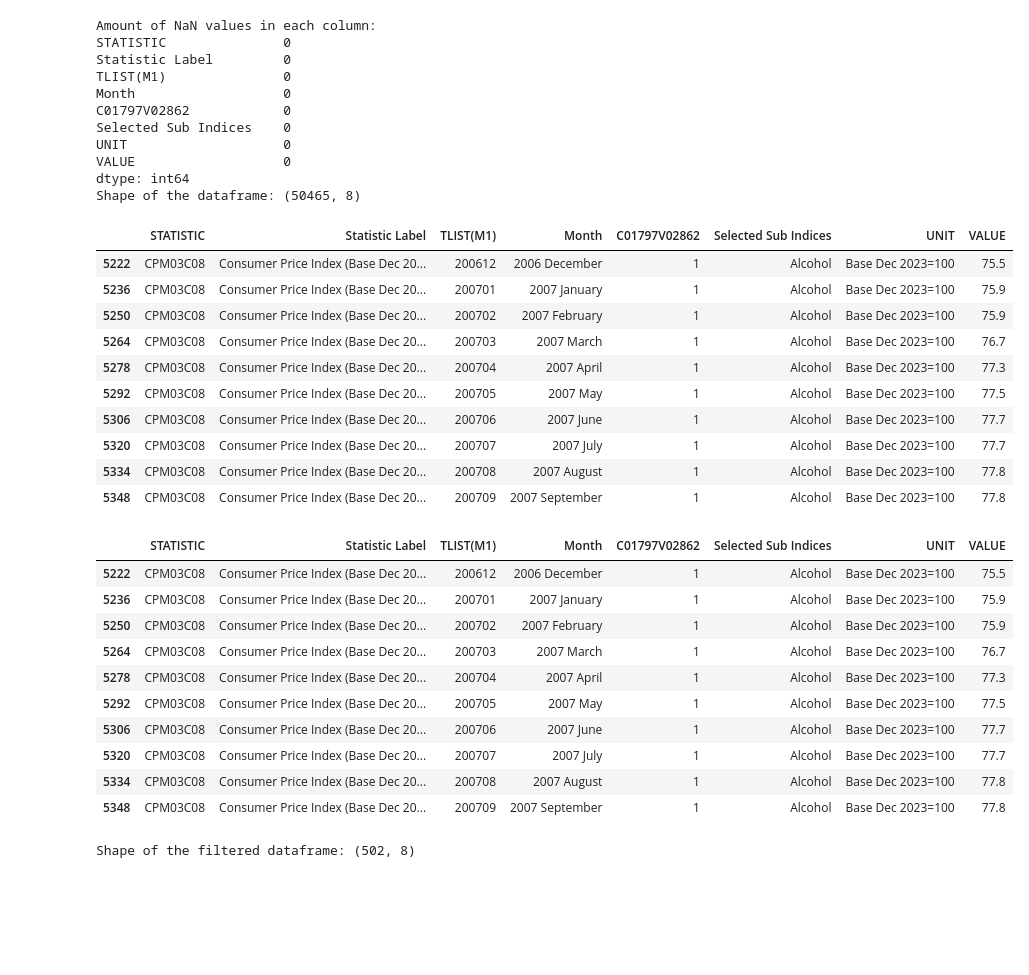
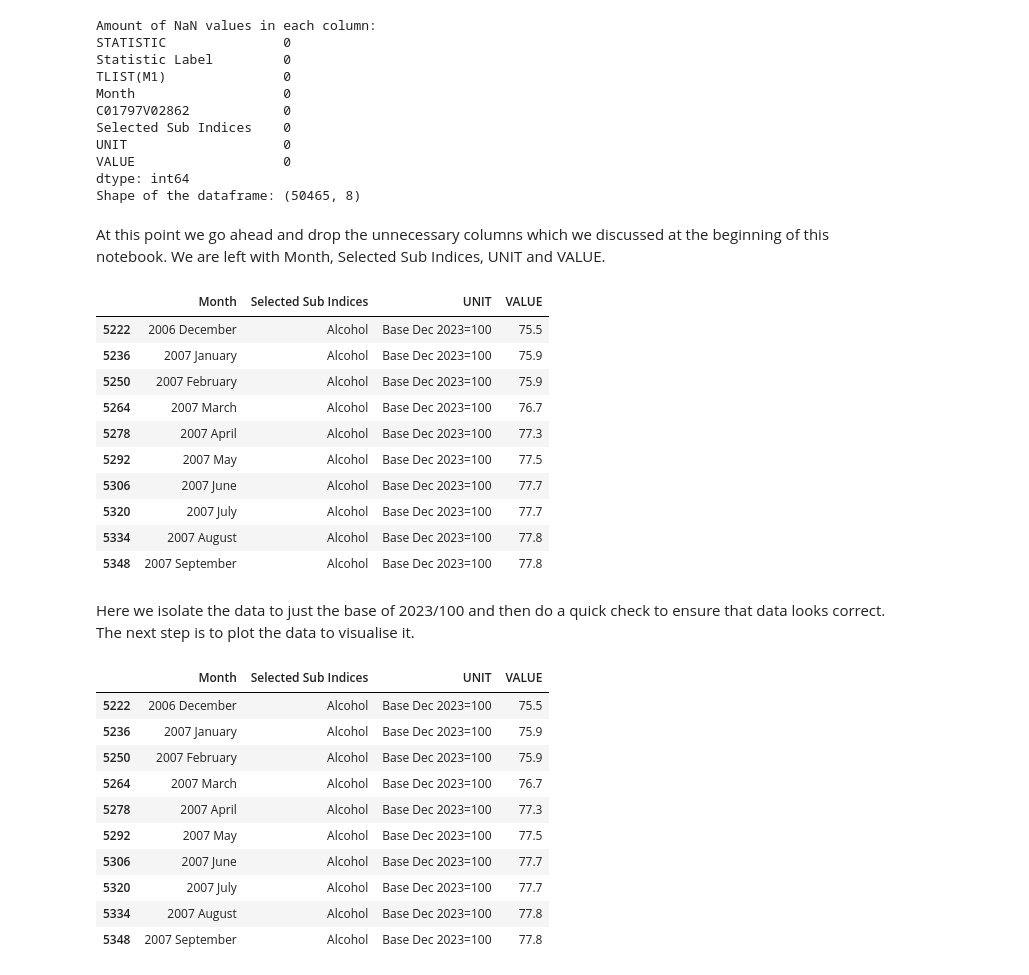
Before and after one commit to thestevenlol/DataSciML, a Jupyter notebook: cpi/main.ipynb, the cells around one changed output. Cells and saved outputs as stored; diff of their text form; code cells hidden in the pictures; blank space fills up the shorter version.

```diff
--- a/cpi/main.ipynb
+++ b/cpi/main.ipynb
@@ -83,52 +105,42 @@ UNIT                    0
 VALUE                   0
 dtype: int64
 Shape of the dataframe: (50465, 8)
+# %% [markdown]
+At this point we go ahead and drop the unnecessary columns which we discussed at the beginning of this notebook. We are left with Month, Selected Sub Indices, UNIT and VALUE.
 # %%
 # Get alcohol data
 
 # Filter the data for the 'Alcohol' sub-index
-alcohol_data = df_cpi[df_cpi['Selected Sub Indices'] == 'Alcohol']
+alcohol_data = df_cpi[["Month", "Selected Sub Indices", "UNIT", "VALUE"]]
+alcohol_data = alcohol_data[df_cpi['Selected Sub Indices'] == 'Alcohol']
 alcohol_data.head(10)
 # %% [output]
-|  | STATISTIC | Statistic Label | TLIST(M1) | Month | C01797V02862 | Selected Sub Indices | UNIT | VALUE |
-| 5222 | CPM03C08 | Consumer Price Index (Base Dec 20... | 200612 | 2006 December | 1 | Alcohol | Base Dec 2023=100 | 75.5 |
-| 5236 | CPM03C08 | Consumer Price Index (Base Dec 20... | 200701 | 2007 January | 1 | Alcohol | Base Dec 2023=100 | 75.9 |
-| 5250 | CPM03C08 | Consumer Price Index (Base Dec 20... | 200702 | 2007 February | 1 | Alcohol | Base Dec 2023=100 | 75.9 |
-| 5264 | CPM03C08 | Consumer Price Index (Base Dec 20... | 200703 | 2007 March | 1 | Alcohol | Base Dec 2023=100 | 76.7 |
-| 5278 | CPM03C08 | Consumer Price Index (Base Dec 20... | 200704 | 2007 April | 1 | Alcohol | Base Dec 2023=100 | 77.3 |
-| 5292 | CPM03C08 | Consumer Price Index (Base Dec 20... | 200705 | 2007 May | 1 | Alcohol | Base Dec 2023=100 | 77.5 |
-| 5306 | CPM03C08 | Consumer Price Index (Base Dec 20... | 200706 | 2007 June | 1 | Alcohol | Base Dec 2023=100 | 77.7 |
-| 5320 | CPM03C08 | Consumer Price Index (Base Dec 20... | 200707 | 2007 July | 1 | Alcohol | Base Dec 2023=100 | 77.7 |
-| 5334 | CPM03C08 | Consumer Price Index (Base Dec 20... | 200708 | 2007 August | 1 | Alcohol | Base Dec 2023=100 | 77.8 |
-| 5348 | CPM03C08 | Consumer Price Index (Base Dec 20... | 200709 | 2007 September | 1 | Alcohol | Base Dec 2023=100 | 77.8 |
+|  | Month | Selected Sub Indices | UNIT | VALUE |
+| 5222 | 2006 December | Alcohol | Base Dec 2023=100 | 75.5 |
+| 5236 | 2007 January | Alcohol | Base Dec 2023=100 | 75.9 |
+| 5250 | 2007 February | Alcohol | Base Dec 2023=100 | 75.9 |
+| 5264 | 2007 March | Alcohol | Base Dec 2023=100 | 76.7 |
+| 5278 | 2007 April | Alcohol | Base Dec 2023=100 | 77.3 |
+| 5292 | 2007 May | Alcohol | Base Dec 2023=100 | 77.5 |
+| 5306 | 2007 June | Alcohol | Base Dec 2023=100 | 77.7 |
+| 5320 | 2007 July | Alcohol | Base Dec 2023=100 | 77.7 |
+| 5334 | 2007 August | Alcohol | Base Dec 2023=100 | 77.8 |
+| 5348 | 2007 September | Alcohol | Base Dec 2023=100 | 77.8 |
+# %% [markdown]
+Here we isolate the data to just the base of 2023/100 and then do a quick check to ensure that data looks correct. The next step is to plot the data to visualise it.
 # %%
 # Filter the data to focus on the entries with "Base Dec 2023=100"
 filtered_alcohol_data = alcohol_data[alcohol_data['UNIT'] == 'Base Dec 2023=100']
 filtered_alcohol_data.head(10)
 # %% [output]
-|  | STATISTIC | Statistic Label | TLIST(M1) | Month | C01797V02862 | Selected Sub Indices | UNIT | VALUE |
-| 5222 | CPM03C08 | Consumer Price Index (Base Dec 20... | 200612 | 2006 December | 1 | Alcohol | Base Dec 2023=100 | 75.5 |
-| 5236 | CPM03C08 | Consumer Price Index (Base Dec 20... | 200701 | 2007 January | 1 | Alcohol | Base Dec 2023=100 | 75.9 |
-| 5250 | CPM03C08 | Consumer Price Index (Base Dec 20... | 200702 | 2007 February | 1 | Alcohol | Base Dec 2023=100 | 75.9 |
-| 5264 | CPM03C08 | Consumer Price Index (Base Dec 20... | 200703 | 2007 March | 1 | Alcohol | Base Dec 2023=100 | 76.7 |
-| 5278 | CPM03C08 | Consumer Price Index (Base Dec 20... | 200704 | 2007 April | 1 | Alcohol | Base Dec 2023=100 | 77.3 |
-| 5292 | CPM03C08 | Consumer Price Index (Base Dec 20... | 200705 | 2007 May | 1 | Alcohol | Base Dec 2023=100 | 77.5 |
-| 5306 | CPM03C08 | Consumer Price Index (Base Dec 20... | 200706 | 2007 June | 1 | Alcohol | Base Dec 2023=100 | 77.7 |
-| 5320 | CPM03C08 | Consumer Price Index (Base Dec 20... | 200707 | 2007 July | 1 | Alcohol | Base Dec 2023=100 | 77.7 |
-| 5334 | CPM03C08 | Consumer Price Index (Base Dec 20... | 200708 | 2007 August | 1 | Alcohol | Base Dec 2023=100 | 77.8 |
-| 5348 | CPM03C08 | Consumer Price Index (Base Dec 20... | 200709 | 2007 September | 1 | Alcohol | Base Dec 2023=100 | 77.8 |
+|  | Month | Selected Sub Indices | UNIT | VALUE |
+| 5222 | 2006 December | Alcohol | Base Dec 2023=100 | 75.5 |
+| 5236 | 2007 January | Alcohol | Base Dec 2023=100 | 75.9 |
+| 5250 | 2007 February | Alcohol | Base Dec 2023=100 | 75.9 |
+| 5264 | 2007 March | Alcohol | Base Dec 2023=100 | 76.7 |
+| 5278 | 2007 April | Alcohol | Base Dec 2023=100 | 77.3 |
+| 5292 | 2007 May | Alcohol | Base Dec 2023=100 | 77.5 |
+| 5306 | 2007 June | Alcohol | Base Dec 2023=100 | 77.7 |
+| 5320 | 2007 July | Alcohol | Base Dec 2023=100 | 77.7 |
+| 5334 | 2007 August | Alcohol | Base Dec 2023=100 | 77.8 |
+| 5348 | 2007 September | Alcohol | Base Dec 2023=100 | 77.8 |
-# %%
-# Plot the CPI for Alcohol with the base year "Dec 2023=100"
-base = 'Dec 2011=100'
-
-
-# Filter the data to focus on the entries with "Base Dec 2023=100"
-filtered_alcohol_data = alcohol_data[alcohol_data['UNIT'] == f'Base {base}']
-
-# Convert the 'Month' column to datetime format using .loc to avoid SettingWithCopyWarning
-filtered_alcohol_data.loc[:, 'Month'] = pd.to_datetime(filtered_alcohol_data['Month'], format='%Y %B')
-
-# Print shape
-print("Shape of the filtered dataframe:", filtered_alcohol_data.shape)
-# %% [output]
-Shape of the filtered dataframe: (502, 8)
```
Also changed, not shown: parts of 14 cells of this notebook, 1 other file.
